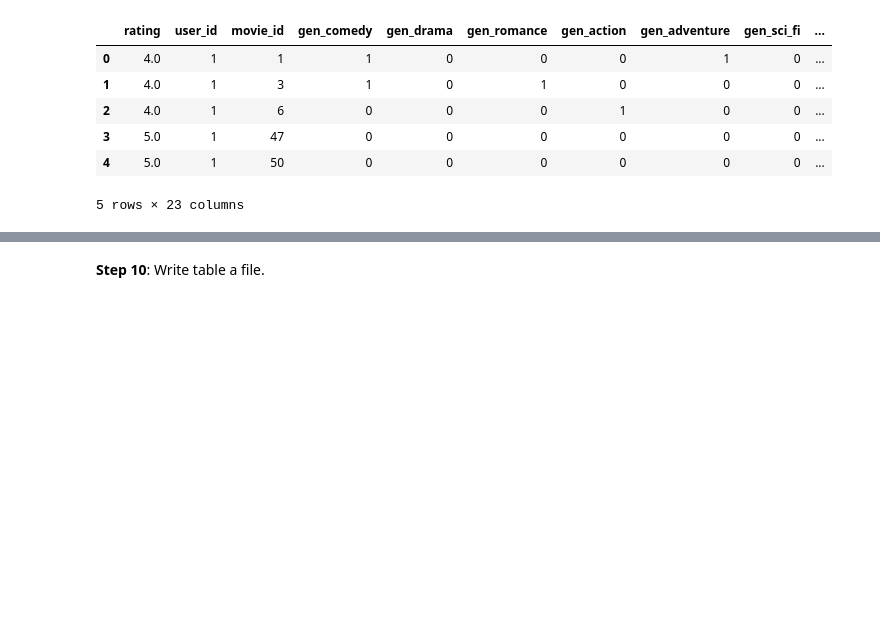
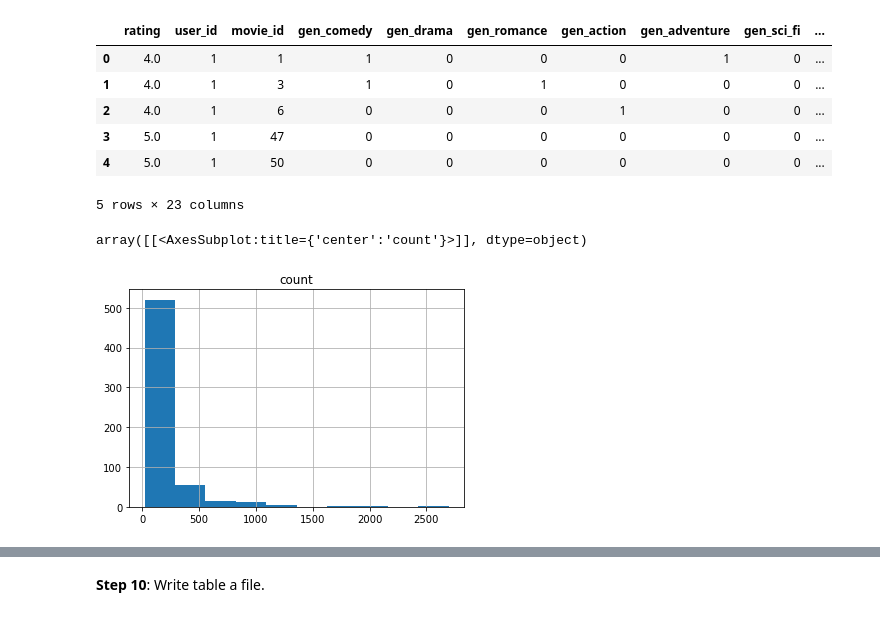
Before and after one commit to adrianmarino/recomendation-system-aproches, a Jupyter notebook: user-movie-genres-model/1.input-data-building.ipynb, the cells around one changed output, grey strips where cells are left out. Cells and saved outputs as stored; diff of their text form; code cells hidden in the pictures; blank space fills up the shorter version.

```diff
--- a/user-movie-genres-model/1.input-data-building.ipynb
+++ b/user-movie-genres-model/1.input-data-building.ipynb
@@ -225,3 +228,14 @@ ratings.limit(5).toPandas()
 | 3 | 5.0 | 1 | 47 | 0 | 0 | 0 | 0 | 0 | 0 | ... |
 | 4 | 5.0 | 1 | 50 | 0 | 0 | 0 | 0 | 0 | 0 | ... |
 5 rows × 23 columns
+# %%
+user_ratings_count = ratings \
+    .groupBy('user_id') \
+    .agg(f.count(f.column('user_id')).alias('count')) \
+    .orderBy(f.column('count').desc())
+
+user_ratings_count \
+    .toPandas().hist('count')
+# %% [output]
+array([[<AxesSubplot:title={'center':'count'}>]], dtype=object)
+[figure, added]
```
Also changed, not shown: parts of 13 cells of this notebook, 3 other files.
